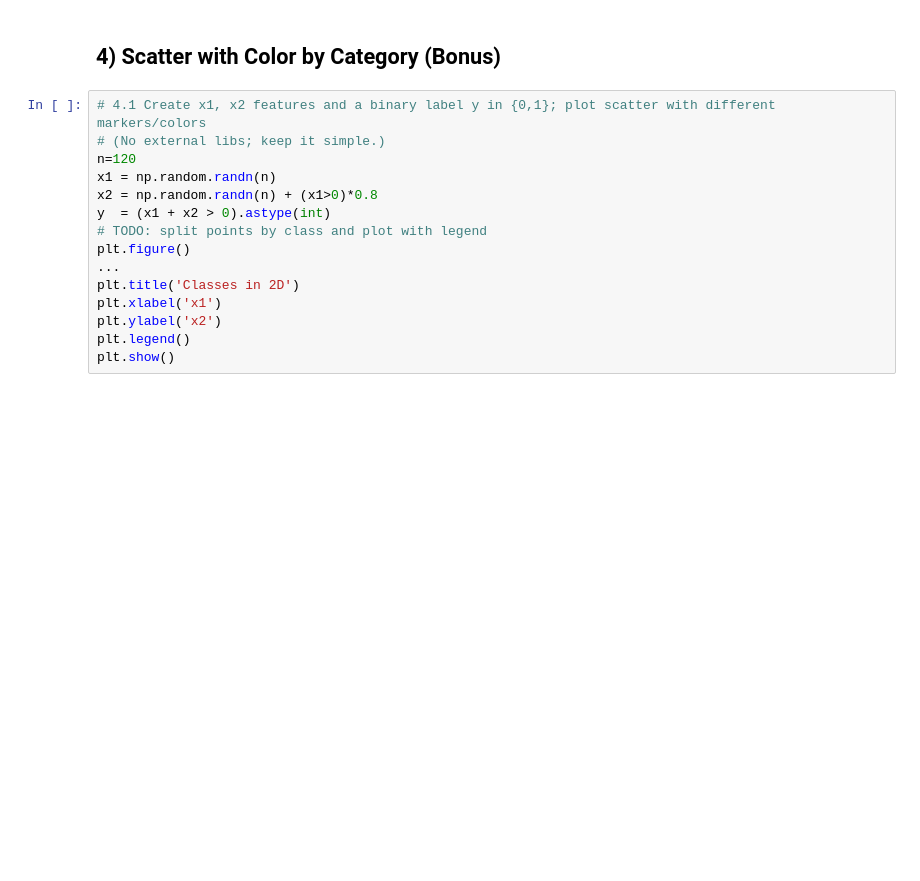
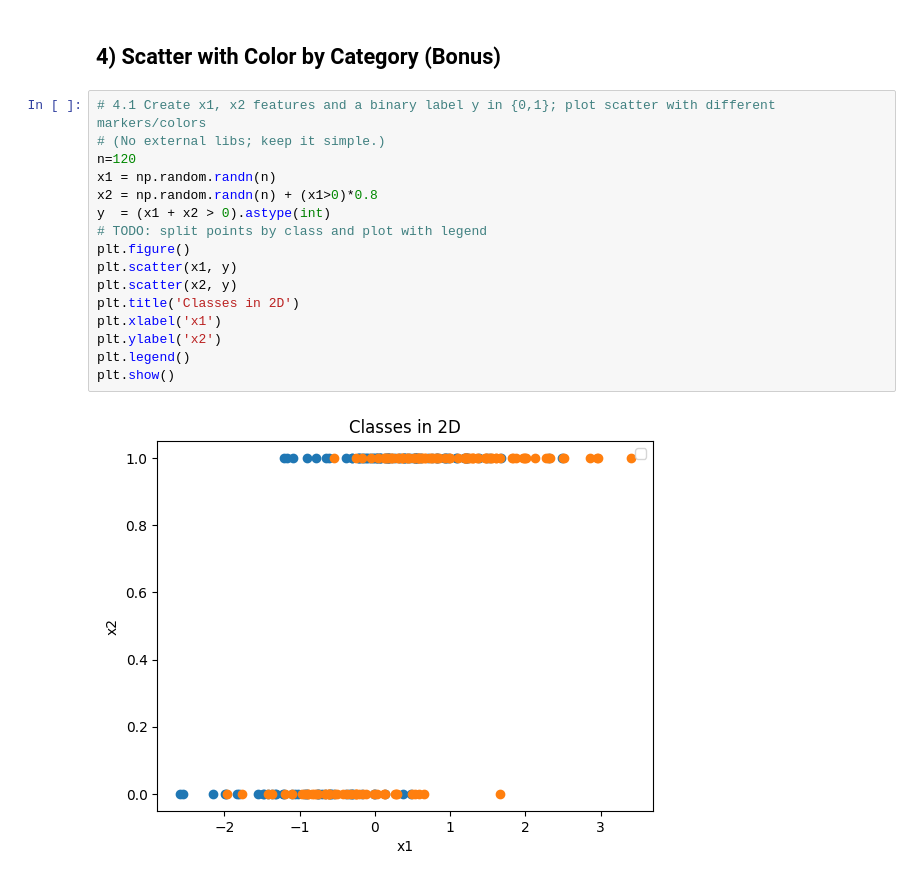
Before and after one commit to shacharCaduri/AiDegree, a Jupyter notebook: aidegree/sem1/week1_python_math/lesson2/matplotlib_exercises.ipynb, the cells around one changed output. Drawn from its saved outputs; the diff is of its cells as text; blank space fills up the shorter version.

```diff
--- a/aidegree/sem1/week1_python_math/lesson2/matplotlib_exercises.ipynb
+++ b/aidegree/sem1/week1_python_math/lesson2/matplotlib_exercises.ipynb
@@ -66,15 +57,18 @@ plt.show()
 # %%
 # 4.1 Create x1, x2 features and a binary label y in {0,1}; plot scatter with different markers/colors
 # (No external libs; keep it simple.)
 n=120
 x1 = np.random.randn(n)
 x2 = np.random.randn(n) + (x1>0)*0.8
 y  = (x1 + x2 > 0).astype(int)
 # TODO: split points by class and plot with legend
 plt.figure()
-...
+plt.scatter(x1, y)
+plt.scatter(x2, y)
 plt.title('Classes in 2D')
 plt.xlabel('x1')
 plt.ylabel('x2')
 plt.legend()
 plt.show()
+# %% [output]
+[figure, added]
```
Also changed, not shown: parts of 2 cells of this notebook, 1 other file.
